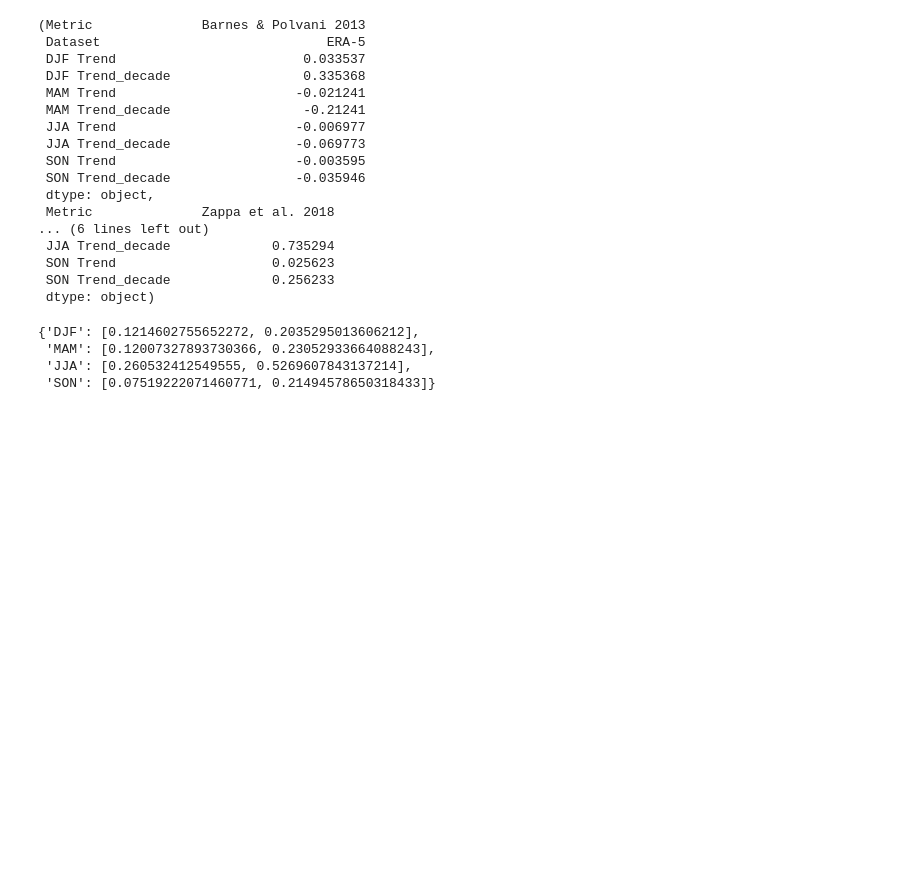
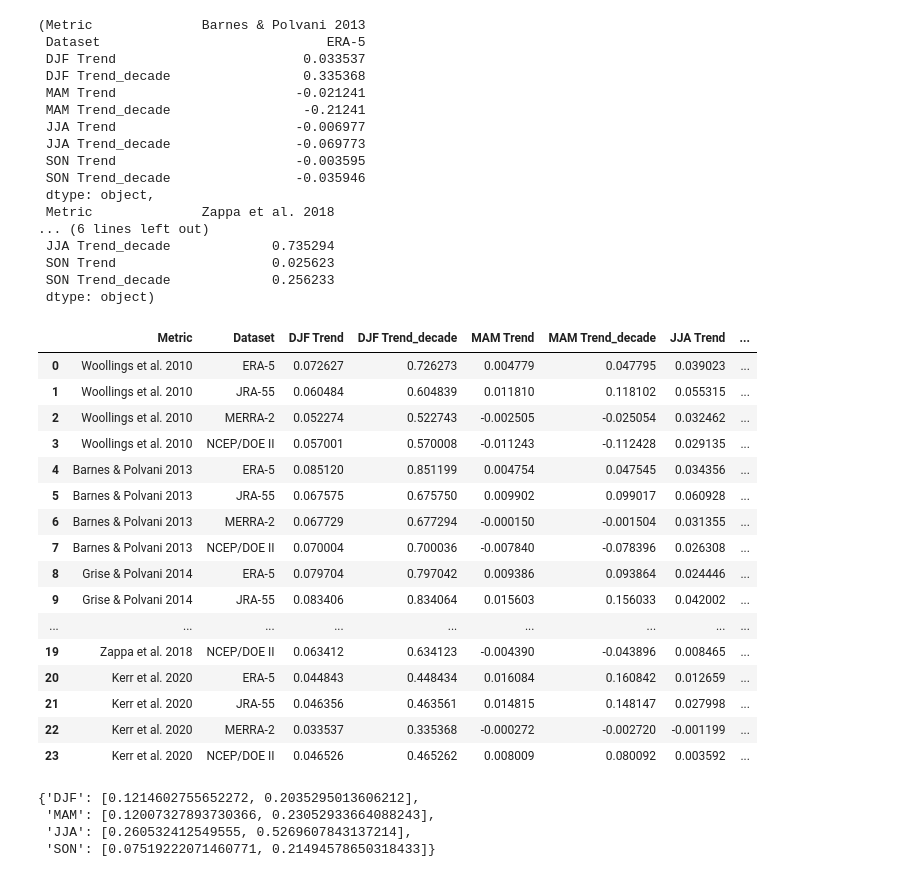
Before and after one commit to Thomasjkeel/uncertainty-in-npac-jet-shift, a Jupyter notebook: Figure_2.ipynb, the cells around one changed output. Saved outputs shown, nothing was run; the diff lists cells and outputs as text; code cells hidden in the pictures; blank space fills up the shorter version.

```diff
--- a/Figure_2.ipynb
+++ b/Figure_2.ipynb
@@ -272,6 +272,26 @@ allseasons_jet_lat_trend_df.min(), allseasons_jet_lat_trend_df.max()
  SON Trend                    0.025623
  SON Trend_decade             0.256233
  dtype: object)
+# %%
+allseasons_jet_lat_trend_df
+# %% [output]
+|  | Metric | Dataset | DJF Trend | DJF Trend_decade | MAM Trend | MAM Trend_decade | JJA Trend | ... |
+| 0 | Woollings et al. 2010 | ERA-5 | 0.072627 | 0.726273 | 0.004779 | 0.047795 | 0.039023 | ... |
+| 1 | Woollings et al. 2010 | JRA-55 | 0.060484 | 0.604839 | 0.011810 | 0.118102 | 0.055315 | ... |
+| 2 | Woollings et al. 2010 | MERRA-2 | 0.052274 | 0.522743 | -0.002505 | -0.025054 | 0.032462 | ... |
+| 3 | Woollings et al. 2010 | NCEP/DOE II | 0.057001 | 0.570008 | -0.011243 | -0.112428 | 0.029135 | ... |
+| 4 | Barnes & Polvani 2013 | ERA-5 | 0.085120 | 0.851199 | 0.004754 | 0.047545 | 0.034356 | ... |
+| 5 | Barnes & Polvani 2013 | JRA-55 | 0.067575 | 0.675750 | 0.009902 | 0.099017 | 0.060928 | ... |
+| 6 | Barnes & Polvani 2013 | MERRA-2 | 0.067729 | 0.677294 | -0.000150 | -0.001504 | 0.031355 | ... |
+| 7 | Barnes & Polvani 2013 | NCEP/DOE II | 0.070004 | 0.700036 | -0.007840 | -0.078396 | 0.026308 | ... |
+| 8 | Grise & Polvani 2014 | ERA-5 | 0.079704 | 0.797042 | 0.009386 | 0.093864 | 0.024446 | ... |
+| 9 | Grise & Polvani 2014 | JRA-55 | 0.083406 | 0.834064 | 0.015603 | 0.156033 | 0.042002 | ... |
+| ... | ... | ... | ... | ... | ... | ... | ... | ... |
+| 19 | Zappa et al. 2018 | NCEP/DOE II | 0.063412 | 0.634123 | -0.004390 | -0.043896 | 0.008465 | ... |
+| 20 | Kerr et al. 2020 | ERA-5 | 0.044843 | 0.448434 | 0.016084 | 0.160842 | 0.012659 | ... |
+| 21 | Kerr et al. 2020 | JRA-55 | 0.046356 | 0.463561 | 0.014815 | 0.148147 | 0.027998 | ... |
+| 22 | Kerr et al. 2020 | MERRA-2 | 0.033537 | 0.335368 | -0.000272 | -0.002720 | -0.001199 | ... |
+| 23 | Kerr et al. 2020 | NCEP/DOE II | 0.046526 | 0.465262 | 0.008009 | 0.080092 | 0.003592 | ... |
 # %%
 dataset_maximums = allseasons_jet_lat_trend_df.groupby('Dataset').max()
 dataset_minimums = allseasons_jet_lat_trend_df.groupby('Dataset').min()
```
Also changed, not shown: parts of 3 cells of this notebook, 18 other files.
